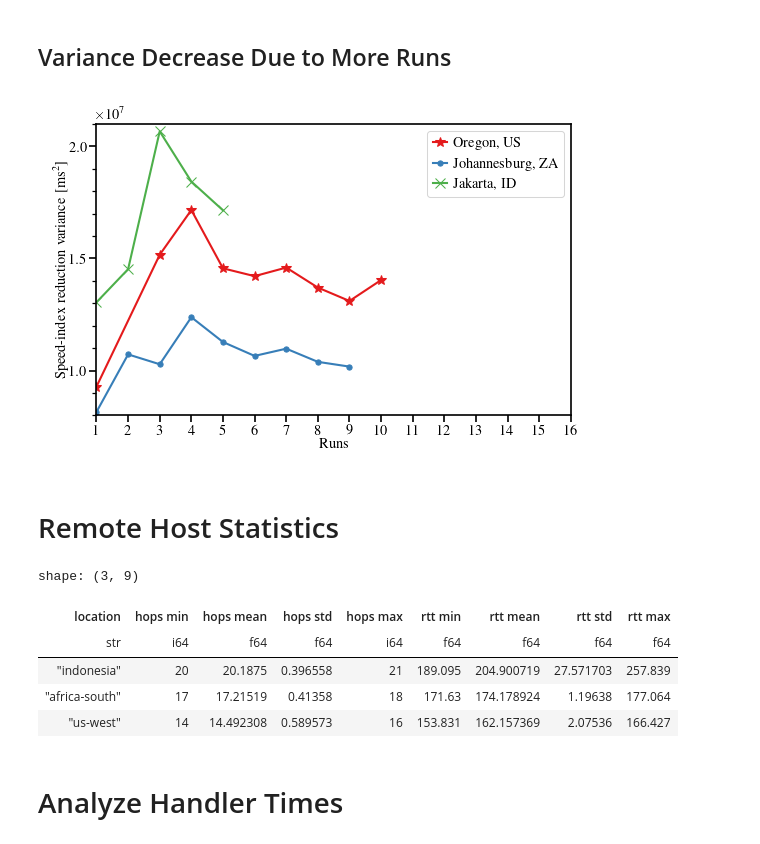
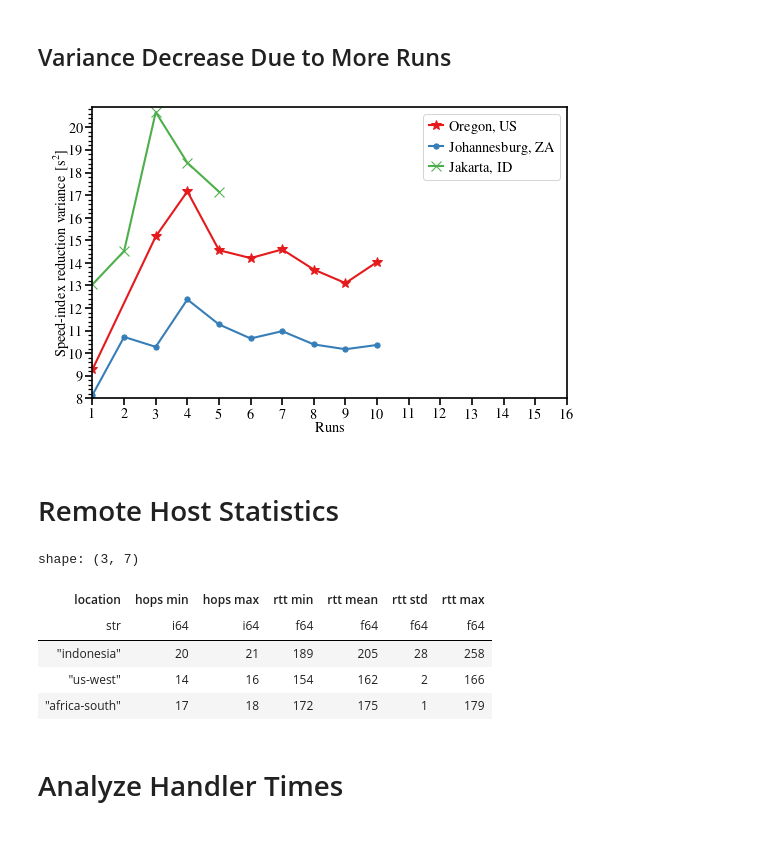
Before and after one commit to miri64/artifacts-tnsm26-cbor-dns-eval, a Jupyter notebook: 06_1evaluation.ipynb, the cells around one changed output. Cells and saved outputs as stored; diff of their text form; code cells hidden in the pictures.

```diff
--- a/06_1evaluation.ipynb
+++ b/06_1evaluation.ipynb
@@ -405,8 +405,8 @@ for location in LOCATIONS_SORTED:
         values=METRICS,
     ).with_columns(
         **{
-            # ~compressed - compressed
-            k: polars.col(f"{k}_false") - polars.col(f"{k}_true")
+            # ~compressed - compressed and convert to seconds
+            k: (polars.col(f"{k}_false") - polars.col(f"{k}_true")) / 1000
             for k in METRICS
         }
     ).filter(
@@ -422,43 +422,38 @@ for location in LOCATIONS_SORTED:
     for run in range(1, times["run"].max() + 1):
         if location == "us-west" and run == 2:
             # this run had an unusually high variance which was
             # nearly one order of magnitude greater in speed_index
             # (9.2800e6), so we discarded it
             continue
         variance = times.filter(
             (polars.col("run") <= run)
         ).var().with_columns(
             runs=polars.lit(run)
         ).select(["runs"] + METRICS)
-        variance = times.filter(
-            (polars.col("run") <= run)
-        ).var().with_columns(
-            runs=polars.lit(run)
-        ).select(["runs"] + METRICS)
 
         if variances is None:
             variances = variance
         else:
             variances = polars.concat(
                 [variances, variance],
             )
     ax.plot(
         variances["runs"],
         variances["speed_index"],
         label=LOCATIONS[location],
         markersize=5,
     )
 ax.set_xlabel("Runs")
 ax.set_xlim(1, 16)
 ax.set_xticks(numpy.arange(1, 17))
-ax.set_ylabel("Speed-index reduction variance [ms$^{2}$]")
-ax.set_ylim(0.8e7, 2.1e7)
-ax.set_yticks(numpy.arange(1e7, 2.2e7, 0.5e7))
-ax.set_yticks(numpy.arange(0.8e7, 2.2e7, 0.1e7), minor=True)
+ax.set_ylabel("Speed-index reduction variance [s$^{2}$]")
+ax.set_ylim(8, 20.9)
+ax.set_yticks(numpy.arange(8, 21, 1))
+ax.set_yticks(numpy.arange(8, 21, 0.2), minor=True)
 ax.legend()
 matplotlib.pyplot.show()
 # %% [output]
-[figure, old version]
+[figure, new version]
 # %% [markdown]
 # Remote Host Statistics
 # %%
@@ -493,23 +488,24 @@ grep -e '\<LIGHTHOUSE_LOG_EXTRA\>' -e '\<PROXY_REMOTE_HOST\>' ${OUTPUT_PATH}/doc
         new_columns=["location", "addr", "hops", "rtt"],
     )
 
-lf.group_by("location").agg(
-    polars.col("hops").min().alias("hops min"),
-    polars.col("hops").mean().alias("hops mean"),
-    polars.col("hops").std().alias("hops std"),
-    polars.col("hops").max().alias("hops max"),
-    polars.col("rtt").min().alias("rtt min"),
-    polars.col("rtt").mean().alias("rtt mean"),
-    polars.col("rtt").std().alias("rtt std"),
-    polars.col("rtt").max().alias("rtt max"),
-).collect()
+with polars.Config(float_precision=0):
+    display(
+        lf.group_by("location").agg(
+            polars.col("hops").min().alias("hops min"),
+            polars.col("hops").max().alias("hops max"),
+            polars.col("rtt").min().alias("rtt min"),
+            polars.col("rtt").mean().alias("rtt mean"),
+            polars.col("rtt").std().alias("rtt std"),
+            polars.col("rtt").max().alias("rtt max"),
+        ).collect()
+    )
 # %% [output]
-shape: (3, 9)
+shape: (3, 7)
-| location | hops min | hops mean | hops std | hops max | rtt min | rtt mean | rtt std | rtt max |
-| str | i64 | f64 | f64 | i64 | f64 | f64 | f64 | f64 |
-| "indonesia" | 20 | 20.1875 | 0.396558 | 21 | 189.095 | 204.900719 | 27.571703 | 257.839 |
-| "africa-south" | 17 | 17.21519 | 0.41358 | 18 | 171.63 | 174.178924 | 1.19638 | 177.064 |
-| "us-west" | 14 | 14.492308 | 0.589573 | 16 | 153.831 | 162.157369 | 2.07536 | 166.427 |
+| location | hops min | hops max | rtt min | rtt mean | rtt std | rtt max |
+| str | i64 | i64 | f64 | f64 | f64 | f64 |
+| "indonesia" | 20 | 21 | 189 | 205 | 28 | 258 |
+| "us-west" | 14 | 16 | 154 | 162 | 2 | 166 |
+| "africa-south" | 17 | 18 | 172 | 175 | 1 | 179 |
 # %% [markdown]
 # Analyze Handler Times
 # %%
```
Also changed, not shown: parts of 4 cells of this notebook.
